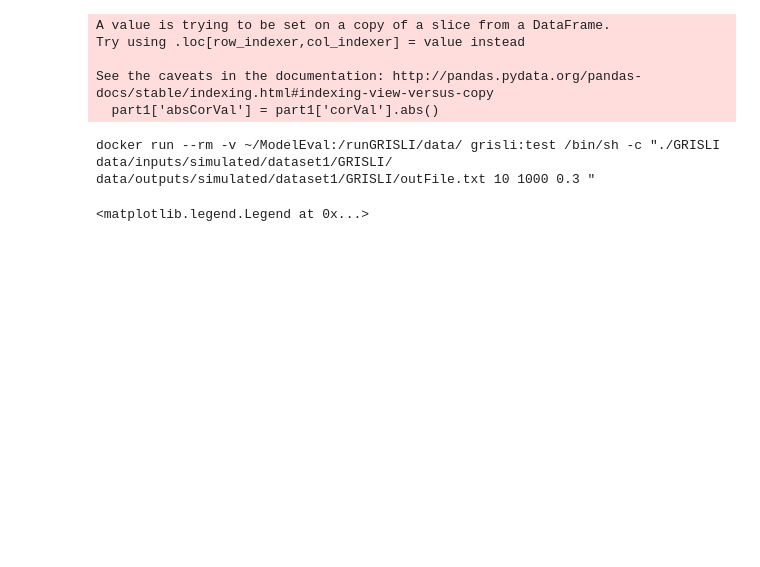
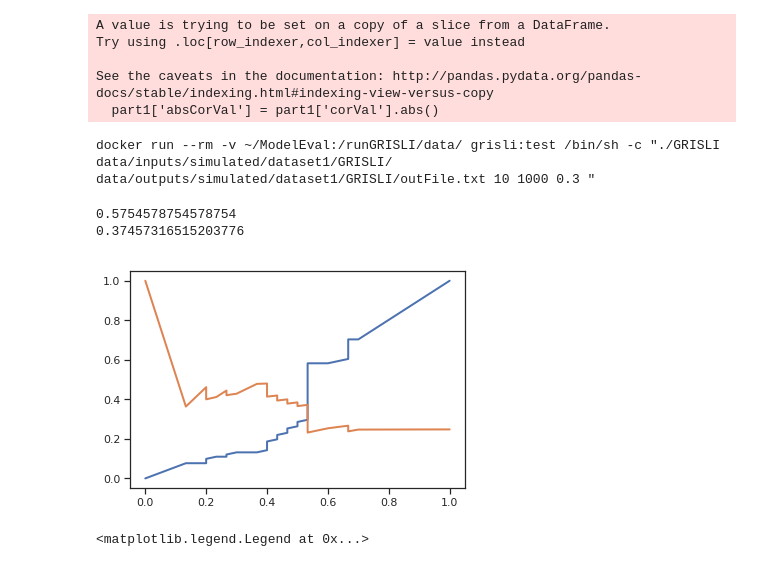
Before and after one commit to Murali-group/Beeline, a Jupyter notebook: bench.ipynb, the cells around one changed output. Drawn from its saved outputs; the diff is of its cells as text; code cells hidden in the pictures; blank space fills up the shorter version.

Commit message:
Updated plotcurves function to use sklearn.

```diff
--- a/bench.ipynb
+++ b/bench.ipynb
@@ -1,4 +1,5 @@
 # %%
+
 import yaml
 import argparse
 import itertools
@@ -73,7 +74,13 @@ class Evaluation(object):
                 data['name'] = runner[0]
                 data['params'] = runner[1]
                 data['inputDir'] = Path.cwd().joinpath(self.input_settings.datadir.joinpath(dataset['name']))
-                print(data['inputDir'])
+                data['exprData'] = dataset['exprData']
+                data['cellData'] = dataset['cellData']
+                if 'should_run' in data['params'] and \
+                        data['params']['should_run'] is False:
+                    print("Skipping %s" % (data['name']))
+                    continue
+
                 runners[order] = Runner(data)
                 order += 1
         return runners
@@ -111,6 +118,7 @@ class Evaluation(object):
         '''
         for dataset in self.input_settings.datasets:
             EvalCurves(dataset, self.input_settings)
+
 
 class ConfigParser(object):
     '''
@@ -181,12 +189,7 @@ def parse_arguments():
 
     return opts
 # %%
-with open("config-files/thp1-config.yaml", 'r') as conf:
+with open("config-files/config.yaml", 'r') as conf:
     evaluation = ConfigParser.parse(conf)
 print(evaluation)
-print('Evaluation started')
-
-# Do something
-
-print('Evaluation complete')
 # %% [output]
@@ -279,3 +281,43 @@ import matplotlib.pyplot as plt
+# %%
+import numpy as np
+import seaborn as sns
+import matplotlib.pyplot as plt
+%matplotlib inline
+import pandas as pd
+from itertools import product
+from sklearn.metrics import roc_curve,auc,roc_auc_score,precision_recall_curve
+trueEdgesDF = pd.read_csv(str(evaluation.input_settings.datadir)+'/'+ dataDict['name'] +
+                                '/' +dataDict['trueEdges'],
+                                sep = ',',
+                                header = 0, index_col = None)
+TrueEdgeDict = {'|'.join(p):0 for p in list(product(np.unique(trueEdgesDF.loc[:,['Gene1','Gene2']]),repeat =2))}
+for key in TrueEdgeDict.keys():
+    if len(trueEdgesDF.loc[(trueEdgesDF['Gene1'] == key.split('|')[0]) &
+                       (trueEdgesDF['Gene2'] == key.split('|')[1])])>0:
+        TrueEdgeDict[key] = 1
+
+predDF = pd.read_csv('outputs/simulated/HSC/PPCOR/rankedEdges.csv', sep = '\t', header=0, index_col=None)
+
+PredEdgeDict = {'|'.join(p):0 for p in list(product(np.unique(trueEdgesDF.loc[:,['Gene1','Gene2']]),repeat =2))}
+for key in PredEdgeDict.keys():
+    subDF = predDF.loc[(predDF['Gene1'] == key.split('|')[0]) &
+                       (predDF['Gene2'] == key.split('|')[1])]
+    if len(subDF)>0:
+        PredEdgeDict[key] = np.abs(subDF.EdgeWeight.values[0])
+outDF = pd.DataFrame([TrueEdgeDict,PredEdgeDict]).T
+outDF.columns = ['TrueEdges','PredEdges']
+fpr, tpr, thresholds = roc_curve(y_true=outDF['TrueEdges'],y_score=outDF['PredEdges'], pos_label=1)
+plt.plot(tpr,fpr)
+fpr, tpr, thresholds = roc_curve(y_true=outDF['TrueEdges'],y_score=outDF['PredEdges'], pos_label=1)
+print(auc(fpr, tpr))
+prec, recall, thresholds = precision_recall_curve(y_true=outDF['TrueEdges'],
+                                                              probas_pred=outDF['PredEdges'], pos_label=1)
+plt.plot(recall,prec)
+print(auc(recall,prec))
+# %% [output]
+0.5754578754578754
+0.37457316515203776
+[figure, added]
 # %%
 pDict = {}
 rDict = {}
```
Also changed, not shown: parts of 5 cells of this notebook, 19 other files.
